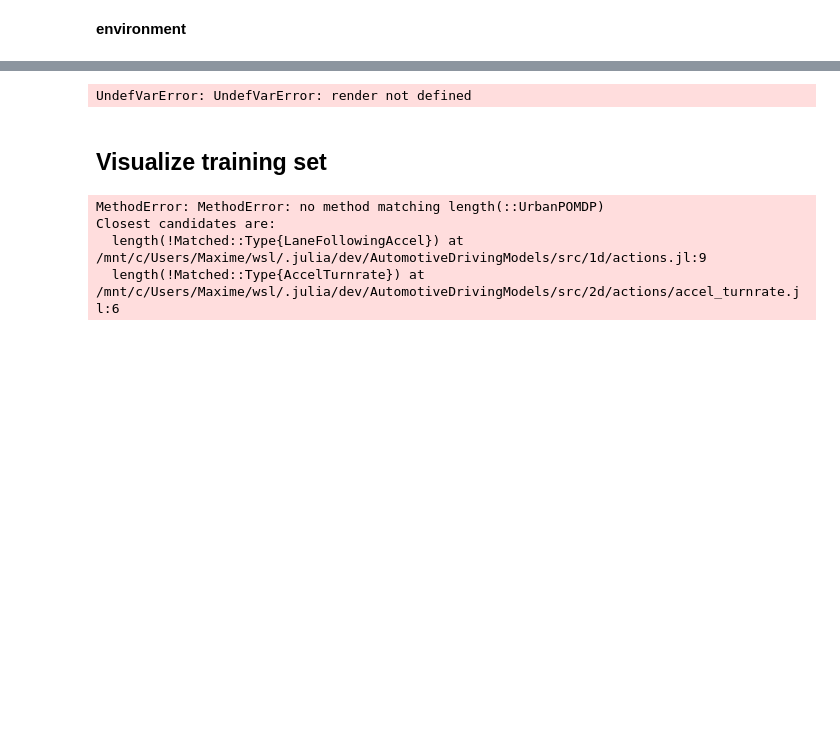
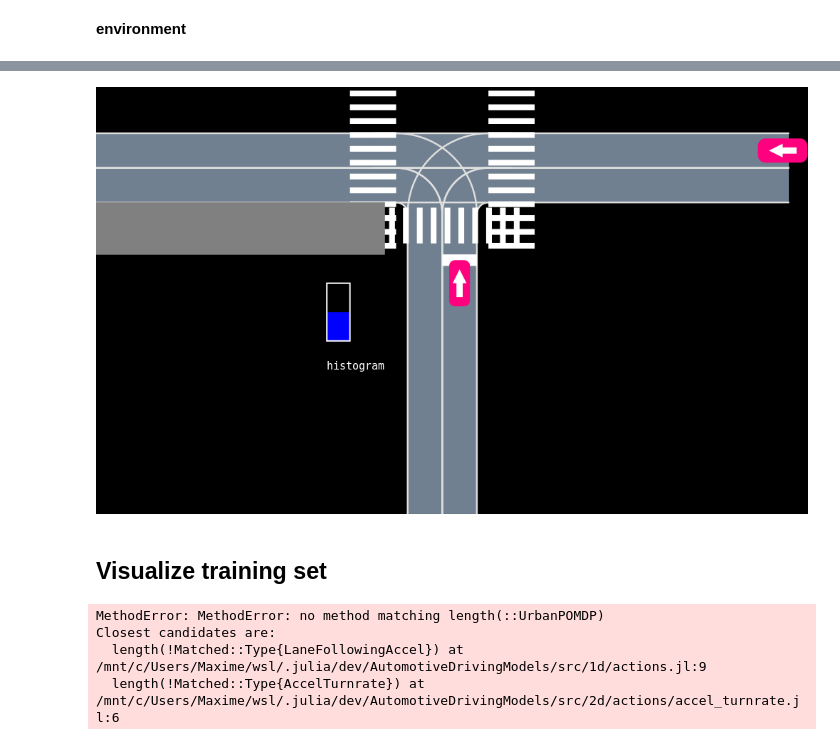
Before and after one commit to sisl/AutomotiveSafeRL, a Jupyter notebook: training_scripts/RNNFiltering/visualize_prediction.ipynb, the cells around one changed output, grey strips where cells are left out. Drawn from its saved outputs; the diff is of its cells as text; code cells hidden in the pictures; blank space fills up the shorter version.

Commit message:
POMDPs syntax change

```diff
--- a/training_scripts/RNNFiltering/visualize_prediction.ipynb
+++ b/training_scripts/RNNFiltering/visualize_prediction.ipynb
@@ -230,5 +210,5 @@ end
 # test histogram overlay
 scene = state_history[1]
 overlay = HistogramOverlay(pos=VecSE2(-10., -15.))
-render(scene, pomdp.env, [overlay], cam=cam)
+AutoViz.render(scene, pomdp.env, [overlay], cam=cam)
 # %% [output]
@@ -236,4 +215,4 @@ WARNING: both AutoViz and POMDPModelTools export "render"; uses of it in module
-UndefVarError: UndefVarError: render not defined
+[figure, added]
 # %% [markdown]
 ## Visualize training set
 # %%
```
Also changed, not shown: parts of 13 cells of this notebook, 22 other files.
